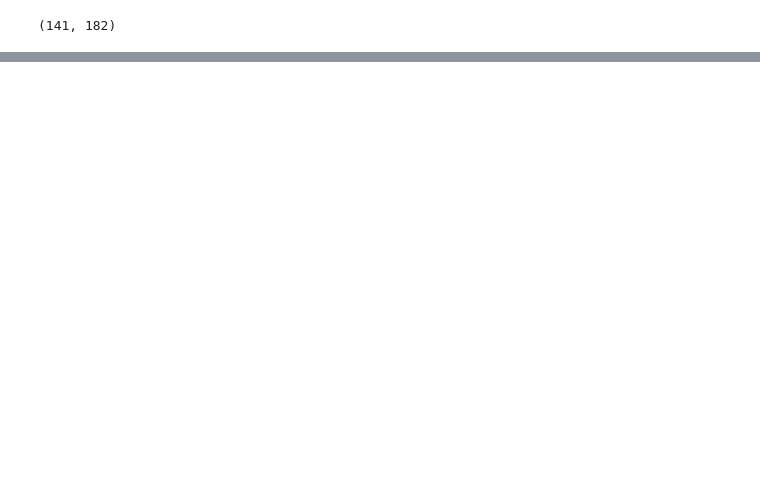
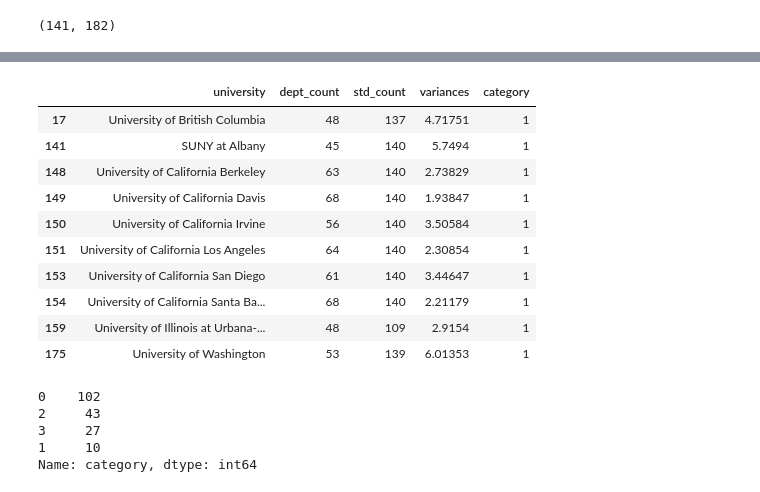
Before and after one commit to snoop2head/yonsei-exchange-program, a Jupyter notebook: cluster_departments_Kmeans.ipynb, the cells around one changed output, grey strips where cells are left out. Drawn from its saved outputs; the diff is of its cells as text; code cells hidden in the pictures; blank space fills up the shorter version.

```diff
--- a/cluster_departments_Kmeans.ipynb
+++ b/cluster_departments_Kmeans.ipynb
@@ -248,0 +133,14 @@ plt.scatter(centroids[:, 0], centroids[:, 1], c='red', s=50)
+# %%
+data[data['category'] == 1]
+# %% [output]
+|  | university | dept_count | std_count | variances | category |
+| 17 | University of British Columbia | 48 | 137 | 4.71751 | 1 |
+| 141 | SUNY at Albany | 45 | 140 | 5.7494 | 1 |
+| 148 | University of California Berkeley | 63 | 140 | 2.73829 | 1 |
+| 149 | University of California Davis | 68 | 140 | 1.93847 | 1 |
+| 150 | University of California Irvine | 56 | 140 | 3.50584 | 1 |
+| 151 | University of California Los Angeles | 64 | 140 | 2.30854 | 1 |
+| 153 | University of California San Diego | 61 | 140 | 3.44647 | 1 |
+| 154 | University of California Santa Ba... | 68 | 140 | 2.21179 | 1 |
+| 159 | University of Illinois at Urbana-... | 48 | 109 | 2.9154 | 1 |
+| 175 | University of Washington | 53 | 139 | 6.01353 | 1 |
@@ -248,0 +149,8 @@ plt.scatter(centroids[:, 0], centroids[:, 1], c='red', s=50)
+# %%
+data['category'].value_counts()
+# %% [output]
+0    102
+2     43
+3     27
+1     10
+Name: category, dtype: int64
```
Also changed, not shown: parts of 32 cells of this notebook.
